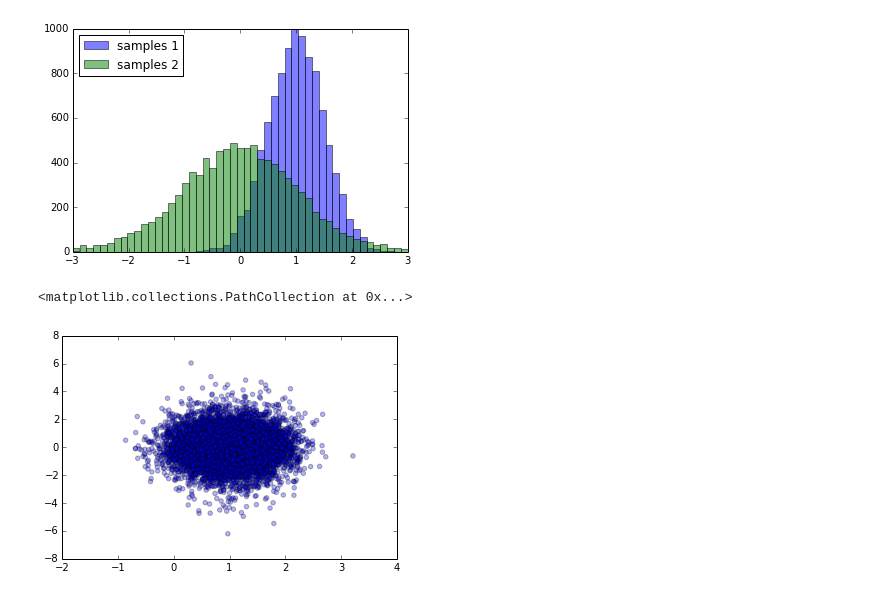
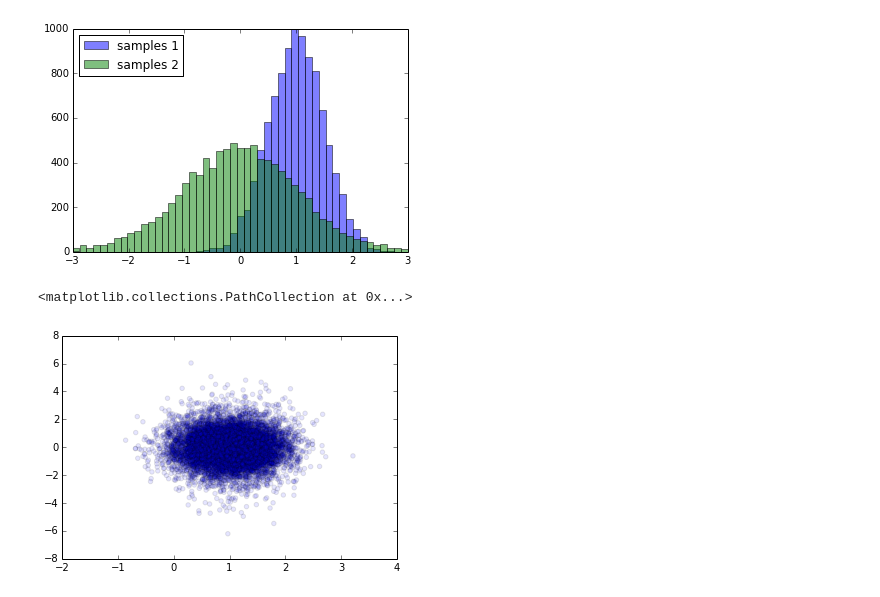
Before and after one commit to ogrisel/parallel_ml_tutorial, a Jupyter notebook: solutions/00 - Tutorial Setup .ipynb, the cells around one changed output. Drawn from its saved outputs; the diff is of its cells as text; code cells hidden in the pictures.

```diff
--- a/solutions/00 - Tutorial Setup .ipynb
+++ b/solutions/00 - Tutorial Setup .ipynb
@@ -228,7 +278,7 @@ plt.legend(loc='upper left')
 <matplotlib.legend.Legend at 0x...>
 [figure]
 # %%
-plt.scatter(samples_1, samples_2, alpha=0.3)
+plt.scatter(samples_1, samples_2, alpha=0.1)
 # %% [output]
 <matplotlib.collections.PathCollection at 0x...>
-[figure, old version]
+[figure, new version]
```
Also changed, not shown: parts of 14 cells of this notebook, 3 other files.
